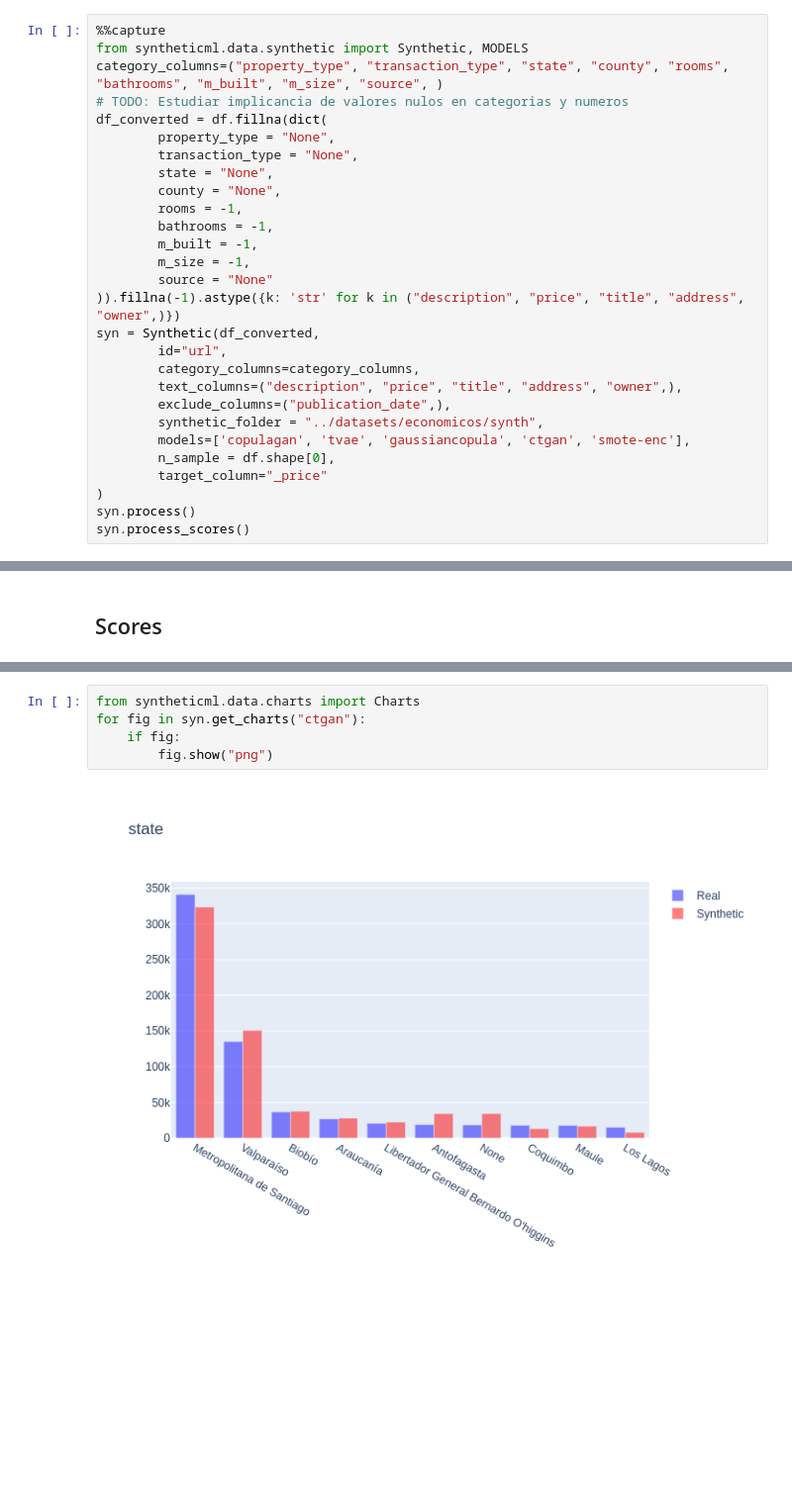
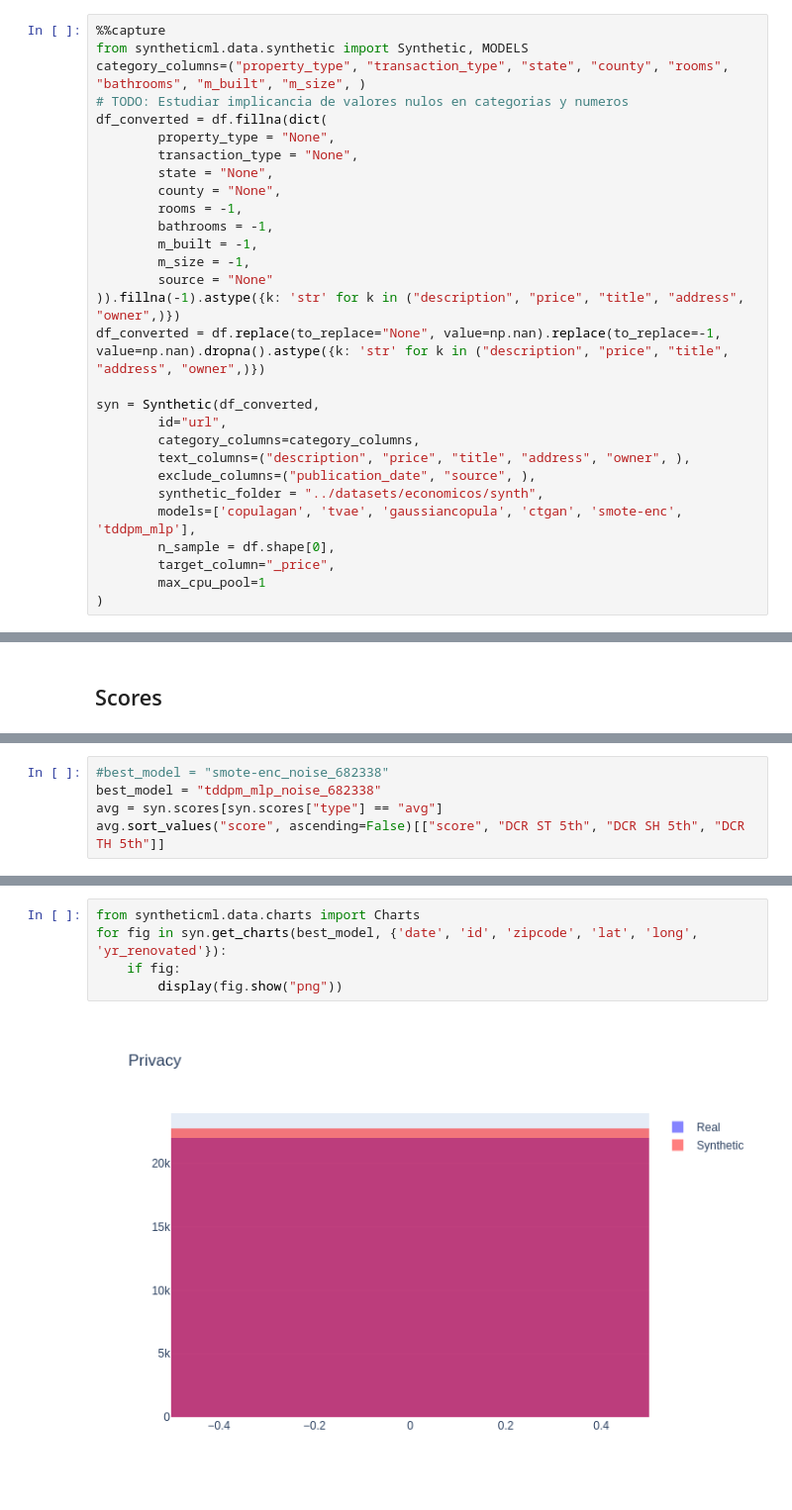
Before and after one commit to gvillarroel/synthetic-data-for-text, a Jupyter notebook: notebooks/economicos.ipynb, the cells around one changed output, grey strips where cells are left out. Shown: that part at 99% size. Cells and saved outputs as stored; diff of their text form; blank space fills up the shorter version.

```diff
--- a/notebooks/economicos.ipynb
+++ b/notebooks/economicos.ipynb
@@ -19,7 +19,7 @@ df.sample(3)
 # %%
 %%capture
 from syntheticml.data.synthetic import Synthetic, MODELS
-category_columns=("property_type", "transaction_type", "state", "county", "rooms", "bathrooms", "m_built", "m_size", "source", )
+category_columns=("property_type", "transaction_type", "state", "county", "rooms", "bathrooms", "m_built", "m_size", )
 # TODO: Estudiar implicancia de valores nulos en categorias y numeros
 df_converted = df.fillna(dict(
         property_type = "None",
@@ -32,18 +32,19 @@ df_converted = df.fillna(dict(
         m_size = -1,
         source = "None"
 )).fillna(-1).astype({k: 'str' for k in ("description", "price", "title", "address", "owner",)})
+df_converted = df.replace(to_replace="None", value=np.nan).replace(to_replace=-1, value=np.nan).dropna().astype({k: 'str' for k in ("description", "price", "title", "address", "owner",)})
+
 syn = Synthetic(df_converted,
         id="url",
         category_columns=category_columns,
-        text_columns=("description", "price", "title", "address", "owner",),
-        exclude_columns=("publication_date",),
+        text_columns=("description", "price", "title", "address", "owner", ),
+        exclude_columns=("publication_date", "source", ),
         synthetic_folder = "../datasets/economicos/synth",
-        models=['copulagan', 'tvae', 'gaussiancopula', 'ctgan', 'smote-enc'],
+        models=['copulagan', 'tvae', 'gaussiancopula', 'ctgan', 'smote-enc', 'tddpm_mlp'],
         n_sample = df.shape[0],
-        target_column="_price"
+        target_column="_price",
+        max_cpu_pool=1
 )
-syn.process()
-syn.process_scores()
 # %%
 %%capture
 syn.process()
@@ -122,0 +79,5 @@ False
+# %%
+#best_model = "smote-enc_noise_682338"
+best_model = "tddpm_mlp_noise_682338"
+avg = syn.scores[syn.scores["type"] == "avg"]
+avg.sort_values("score", ascending=False)[["score", "DCR ST 5th", "DCR SH 5th", "DCR TH 5th"]]
@@ -123,7 +99,7 @@ False
 # %%
 from syntheticml.data.charts import Charts
-for fig in syn.get_charts("ctgan"):
+for fig in syn.get_charts(best_model, {'date', 'id', 'zipcode', 'lat', 'long', 'yr_renovated'}):
     if fig:
-        fig.show("png")
+        display(fig.show("png"))
 # %% [output]
-[figure, old version]
+[figure, new version]
```
Also changed, not shown: parts of 12 cells of this notebook, 24 other files.
